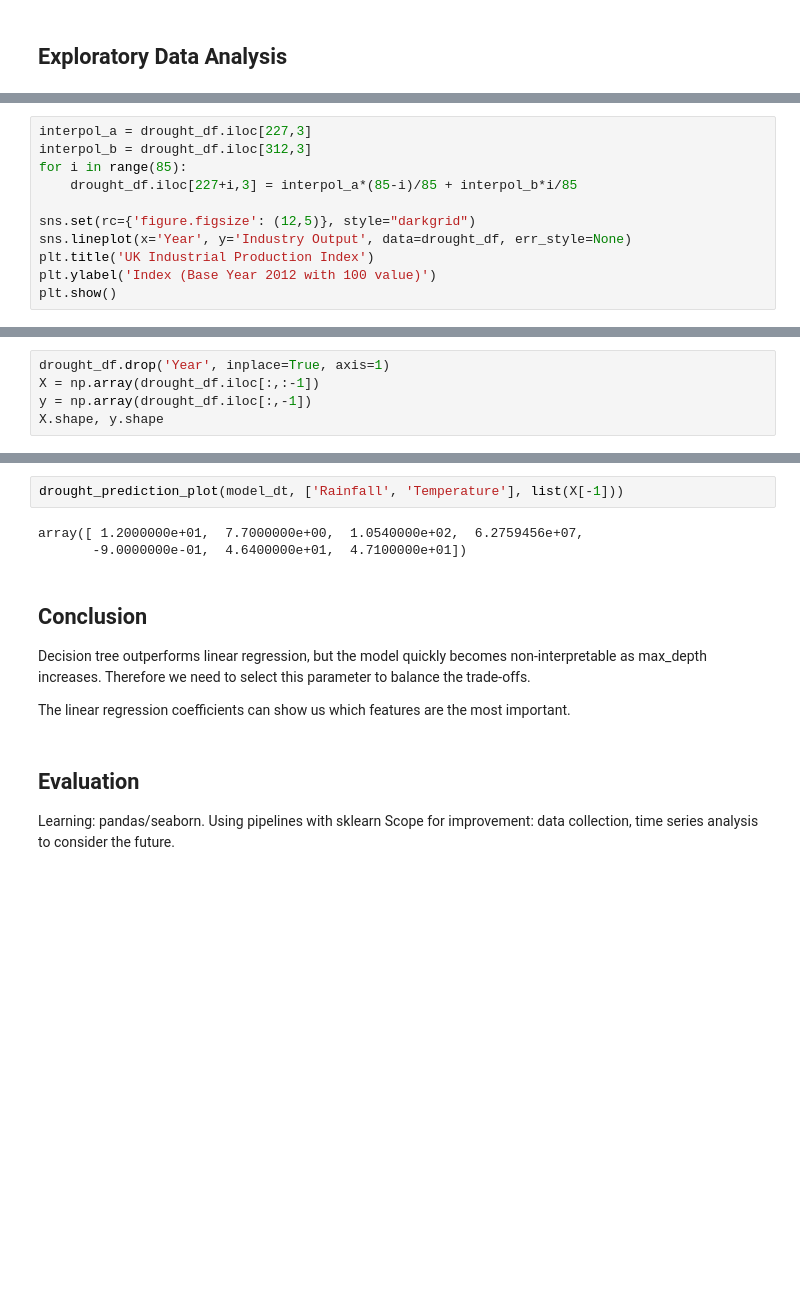
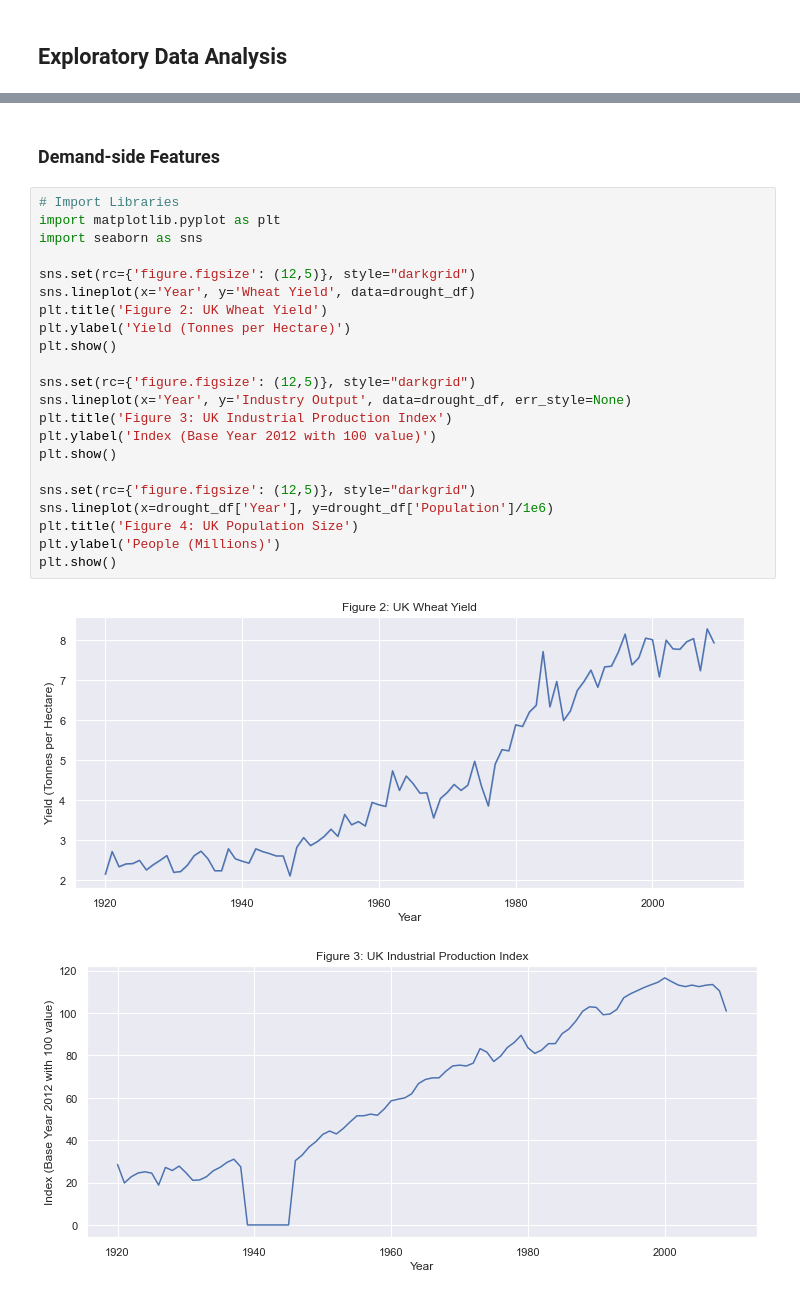
Before and after one commit to james-hughes1/uk-water-security-project, a Jupyter notebook: UK Water Security Analysis.ipynb, the cells around one changed output, grey strips where cells are left out. Drawn from its saved outputs; the diff is of its cells as text; blank space fills up the shorter version.

```diff
--- a/UK Water Security Analysis.ipynb
+++ b/UK Water Security Analysis.ipynb
@@ -247,11 +232,0 @@ All show signs of increase generally. Need for interpolation across WW2 for IPI
-# %%
-interpol_a = drought_df.iloc[227,3]
-interpol_b = drought_df.iloc[312,3]
-for i in range(85):
-    drought_df.iloc[227+i,3] = interpol_a*(85-i)/85 + interpol_b*i/85
-
-sns.set(rc={'figure.figsize': (12,5)}, style="darkgrid")
-sns.lineplot(x='Year', y='Industry Output', data=drought_df, err_style=None)
-plt.title('UK Industrial Production Index')
-plt.ylabel('Index (Base Year 2012 with 100 value)')
-plt.show()
@@ -298,5 +232,0 @@ from sklearn.tree import DecisionTreeClassifier
-# %%
-drought_df.drop('Year', inplace=True, axis=1)
-X = np.array(drought_df.iloc[:,:-1])
-y = np.array(drought_df.iloc[:,-1])
-X.shape, y.shape
@@ -430,16 +233,27 @@ drought_prediction_plot(model_dt, ['Sunshine', 'Temperature'], list(X[-60]))
-# %%
-drought_prediction_plot(model_dt, ['Rainfall', 'Temperature'], list(X[-1]))
-# %% [output]
-array([ 1.2000000e+01,  7.7000000e+00,  1.0540000e+02,  6.2759456e+07,
-       -9.0000000e-01,  4.6400000e+01,  4.7100000e+01])
-# %% [markdown]
-## Conclusion
-
-Decision tree outperforms linear regression, but the model quickly becomes non-interpretable as max_depth increases. Therefore we need to select this parameter to balance the trade-offs.
-
-The linear regression coefficients can show us which features are the most important.
-# %% [markdown]
-## Evaluation
-
-Learning: pandas/seaborn. Using pipelines with sklearn
-Scope for improvement: data collection, time series analysis to consider the future.
+# %% [markdown]
+### Demand-side Features
+# %%
+# Import Libraries
+import matplotlib.pyplot as plt
+import seaborn as sns
+
+sns.set(rc={'figure.figsize': (12,5)}, style="darkgrid")
+sns.lineplot(x='Year', y='Wheat Yield', data=drought_df)
+plt.title('Figure 2: UK Wheat Yield')
+plt.ylabel('Yield (Tonnes per Hectare)')
+plt.show()
+
+sns.set(rc={'figure.figsize': (12,5)}, style="darkgrid")
+sns.lineplot(x='Year', y='Industry Output', data=drought_df, err_style=None)
+plt.title('Figure 3: UK Industrial Production Index')
+plt.ylabel('Index (Base Year 2012 with 100 value)')
+plt.show()
+
+sns.set(rc={'figure.figsize': (12,5)}, style="darkgrid")
+sns.lineplot(x=drought_df['Year'], y=drought_df['Population']/1e6)
+plt.title('Figure 4: UK Population Size')
+plt.ylabel('People (Millions)')
+plt.show()
+# %% [output]
+[figure, added]
+[figure, added]
```
Also changed, not shown: parts of 76 cells of this notebook.
